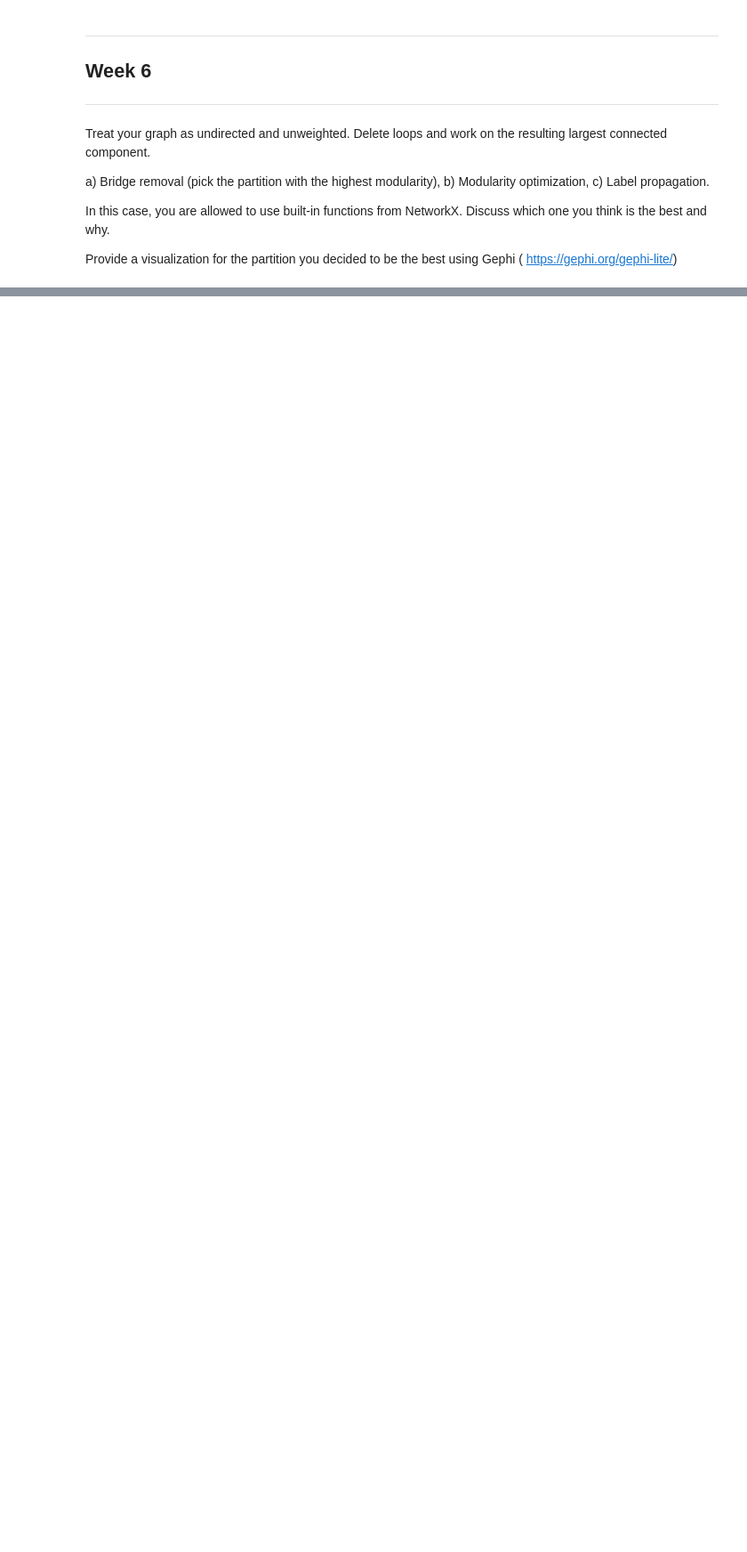
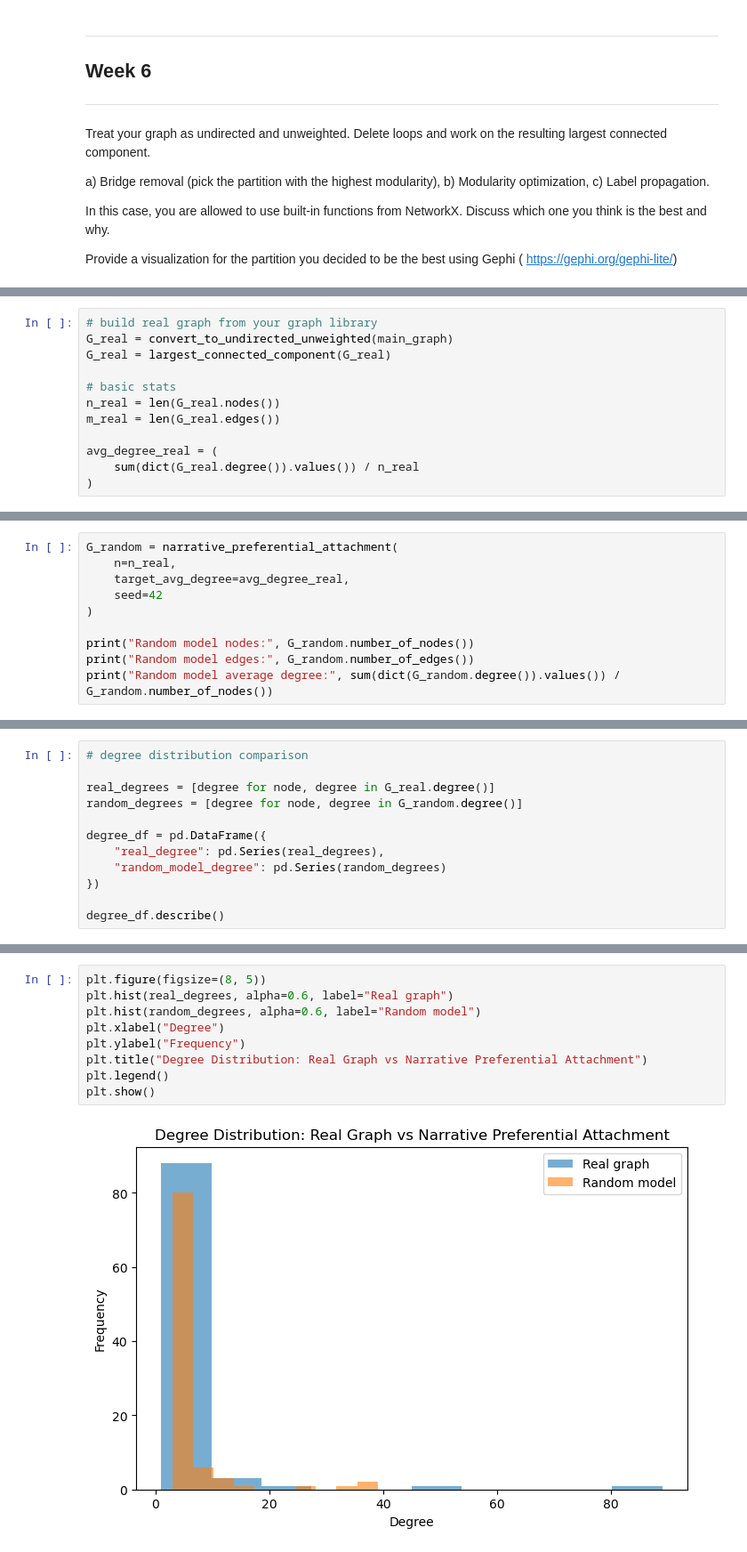
Before and after one commit to bobishgr8/LuissSNA, a Jupyter notebook: proper_intereem_report.ipynb, the cells around one changed output, grey strips where cells are left out. Shown at 89% size. Drawn from its saved outputs; the diff is of its cells as text; blank space fills up the shorter version.

```diff
--- a/proper_intereem_report.ipynb
+++ b/proper_intereem_report.ipynb
@@ -766,0 +1325,12 @@ Provide a visualization for the partition you decided to be the best using Gephi
+# %%
+# build real graph from your graph library
+G_real = convert_to_undirected_unweighted(main_graph)
+G_real = largest_connected_component(G_real)
+
+# basic stats
+n_real = len(G_real.nodes())
+m_real = len(G_real.edges())
+
+avg_degree_real = (
+    sum(dict(G_real.degree()).values()) / n_real
+)
@@ -766,0 +1377,10 @@ Provide a visualization for the partition you decided to be the best using Gephi
+# %%
+G_random = narrative_preferential_attachment(
+    n=n_real,
+    target_avg_degree=avg_degree_real,
+    seed=42
+)
+
+print("Random model nodes:", G_random.number_of_nodes())
+print("Random model edges:", G_random.number_of_edges())
+print("Random model average degree:", sum(dict(G_random.degree()).values()) / G_random.number_of_nodes())
@@ -766,0 +1425,12 @@ Provide a visualization for the partition you decided to be the best using Gephi
+# %%
+# degree distribution comparison
+
+real_degrees = [degree for node, degree in G_real.degree()]
+random_degrees = [degree for node, degree in G_random.degree()]
+
+degree_df = pd.DataFrame({
+    "real_degree": pd.Series(real_degrees),
+    "random_model_degree": pd.Series(random_degrees)
+})
+
+degree_df.describe()
@@ -766,0 +1447,11 @@ Provide a visualization for the partition you decided to be the best using Gephi
+# %%
+plt.figure(figsize=(8, 5))
+plt.hist(real_degrees, alpha=0.6, label="Real graph")
+plt.hist(random_degrees, alpha=0.6, label="Random model")
+plt.xlabel("Degree")
+plt.ylabel("Frequency")
+plt.title("Degree Distribution: Real Graph vs Narrative Preferential Attachment")
+plt.legend()
+plt.show()
+# %% [output]
+[figure, added]
```
Also changed, not shown: parts of 23 cells of this notebook.
